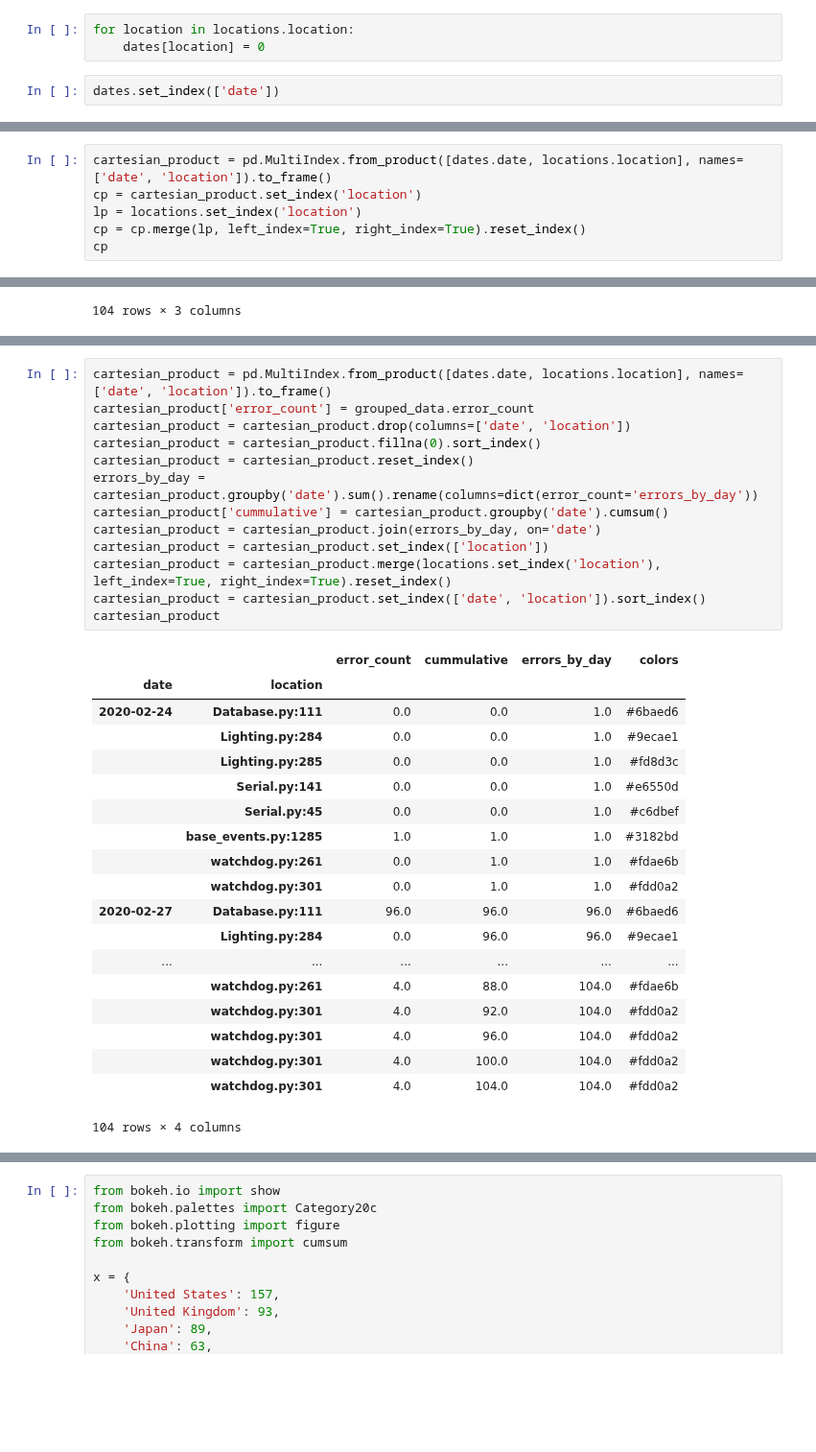
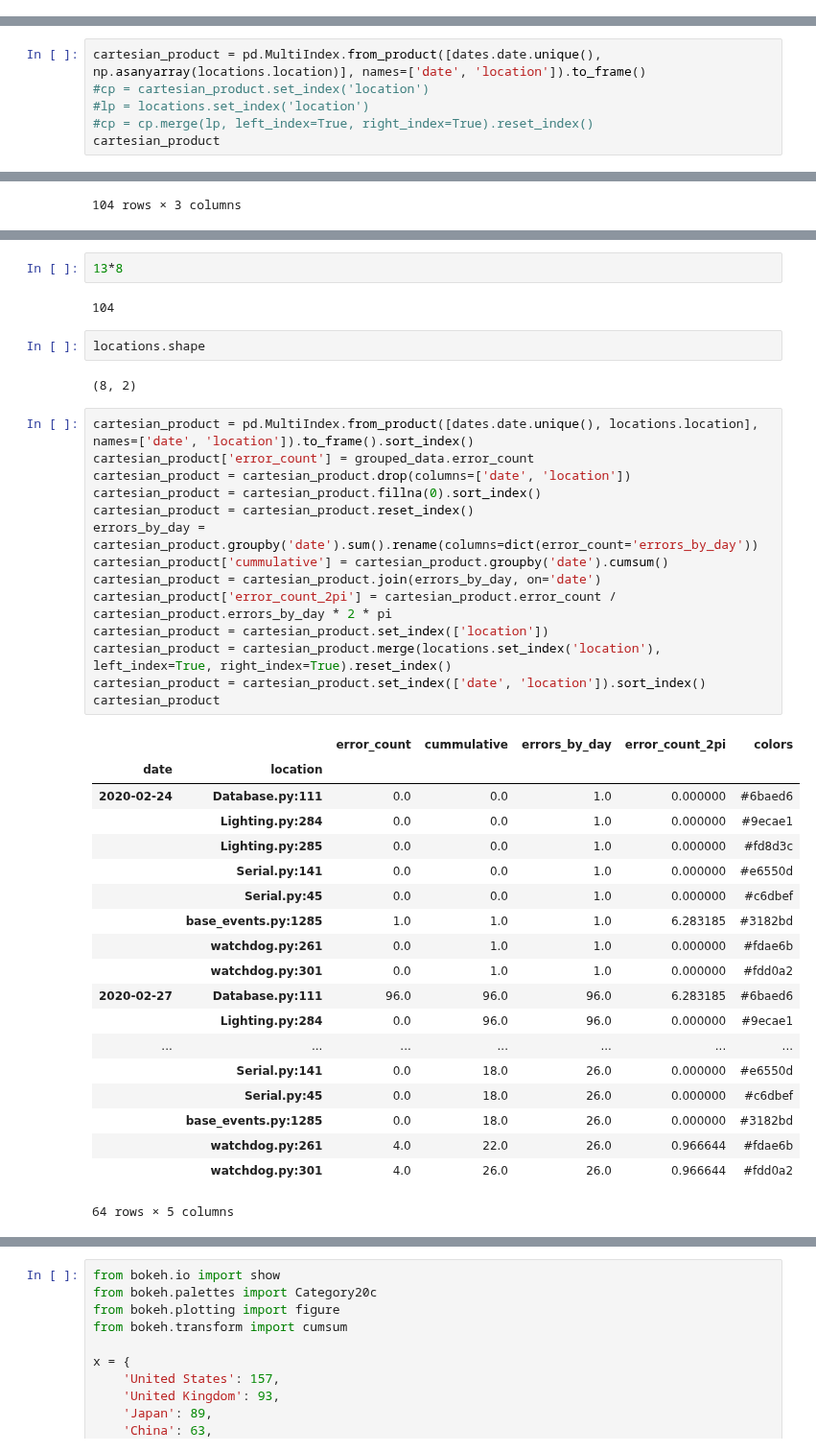
Before and after one commit to whuss/dashboard_react, a Jupyter notebook: error_heatmap.ipynb, the cells around one changed output, grey strips where cells are left out. Shown at 96% size. Drawn from its saved outputs; the diff is of its cells as text; blank space fills up the shorter version.

```diff
--- a/error_heatmap.ipynb
+++ b/error_heatmap.ipynb
@@ -60,8 +60,3 @@ device_data
 # %%
 dates = pd.DataFrame(device_data.reset_index().date)
 locations = pd.DataFrame(device_data.location.unique(), columns=['location'])
-# %%
-for location in locations.location:
-    dates[location] = 0
-# %%
-dates.set_index(['date'])
@@ -117,7 +131,7 @@ locations
 # %%
-cartesian_product = pd.MultiIndex.from_product([dates.date, locations.location], names=['date', 'location']).to_frame()
-cp = cartesian_product.set_index('location')
-lp = locations.set_index('location')
-cp = cp.merge(lp, left_index=True, right_index=True).reset_index()
-cp
+cartesian_product = pd.MultiIndex.from_product([dates.date.unique(), np.asanyarray(locations.location)], names=['date', 'location']).to_frame()
+#cp = cartesian_product.set_index('location')
+#lp = locations.set_index('location')
+#cp = cp.merge(lp, left_index=True, right_index=True).reset_index()
+cartesian_product
 # %% [output]
@@ -162,33 +181,42 @@ cp
+# %%
+13*8
+# %% [output]
+104
+# %%
+locations.shape
+# %% [output]
+(8, 2)
 # %%
-cartesian_product = pd.MultiIndex.from_product([dates.date, locations.location], names=['date', 'location']).to_frame()
+cartesian_product = pd.MultiIndex.from_product([dates.date.unique(), locations.location], names=['date', 'location']).to_frame().sort_index()
 cartesian_product['error_count'] = grouped_data.error_count
 cartesian_product = cartesian_product.drop(columns=['date', 'location'])
 cartesian_product = cartesian_product.fillna(0).sort_index()
 cartesian_product = cartesian_product.reset_index()
 errors_by_day = cartesian_product.groupby('date').sum().rename(columns=dict(error_count='errors_by_day'))
 cartesian_product['cummulative'] = cartesian_product.groupby('date').cumsum()
 cartesian_product = cartesian_product.join(errors_by_day, on='date')
+cartesian_product['error_count_2pi'] = cartesian_product.error_count / cartesian_product.errors_by_day * 2 * pi
 cartesian_product = cartesian_product.set_index(['location'])
 cartesian_product = cartesian_product.merge(locations.set_index('location'), left_index=True, right_index=True).reset_index()
 cartesian_product = cartesian_product.set_index(['date', 'location']).sort_index()
 cartesian_product
 # %% [output]
-|  |  | error_count | cummulative | errors_by_day | colors |
-| date | location |  |  |  |  |
-| 2020-02-24 | Database.py:111 | 0.0 | 0.0 | 1.0 | #6baed6 |
-|  | Lighting.py:284 | 0.0 | 0.0 | 1.0 | #9ecae1 |
-|  | Lighting.py:285 | 0.0 | 0.0 | 1.0 | #fd8d3c |
-|  | Serial.py:141 | 0.0 | 0.0 | 1.0 | #e6550d |
-|  | Serial.py:45 | 0.0 | 0.0 | 1.0 | #c6dbef |
-|  | base_events.py:1285 | 1.0 | 1.0 | 1.0 | #3182bd |
-|  | watchdog.py:261 | 0.0 | 1.0 | 1.0 | #fdae6b |
-|  | watchdog.py:301 | 0.0 | 1.0 | 1.0 | #fdd0a2 |
-| 2020-02-27 | Database.py:111 | 96.0 | 96.0 | 96.0 | #6baed6 |
-|  | Lighting.py:284 | 0.0 | 96.0 | 96.0 | #9ecae1 |
-| ... | ... | ... | ... | ... | ... |
-|  | watchdog.py:261 | 4.0 | 88.0 | 104.0 | #fdae6b |
-|  | watchdog.py:301 | 4.0 | 92.0 | 104.0 | #fdd0a2 |
-|  | watchdog.py:301 | 4.0 | 96.0 | 104.0 | #fdd0a2 |
-|  | watchdog.py:301 | 4.0 | 100.0 | 104.0 | #fdd0a2 |
-|  | watchdog.py:301 | 4.0 | 104.0 | 104.0 | #fdd0a2 |
+|  |  | error_count | cummulative | errors_by_day | error_count_2pi | colors |
+| date | location |  |  |  |  |  |
+| 2020-02-24 | Database.py:111 | 0.0 | 0.0 | 1.0 | 0.000000 | #6baed6 |
+|  | Lighting.py:284 | 0.0 | 0.0 | 1.0 | 0.000000 | #9ecae1 |
+|  | Lighting.py:285 | 0.0 | 0.0 | 1.0 | 0.000000 | #fd8d3c |
+|  | Serial.py:141 | 0.0 | 0.0 | 1.0 | 0.000000 | #e6550d |
+|  | Serial.py:45 | 0.0 | 0.0 | 1.0 | 0.000000 | #c6dbef |
+|  | base_events.py:1285 | 1.0 | 1.0 | 1.0 | 6.283185 | #3182bd |
+|  | watchdog.py:261 | 0.0 | 1.0 | 1.0 | 0.000000 | #fdae6b |
+|  | watchdog.py:301 | 0.0 | 1.0 | 1.0 | 0.000000 | #fdd0a2 |
+| 2020-02-27 | Database.py:111 | 96.0 | 96.0 | 96.0 | 6.283185 | #6baed6 |
+|  | Lighting.py:284 | 0.0 | 96.0 | 96.0 | 0.000000 | #9ecae1 |
+| ... | ... | ... | ... | ... | ... | ... |
+|  | Serial.py:141 | 0.0 | 18.0 | 26.0 | 0.000000 | #e6550d |
+|  | Serial.py:45 | 0.0 | 18.0 | 26.0 | 0.000000 | #c6dbef |
+|  | base_events.py:1285 | 0.0 | 18.0 | 26.0 | 0.000000 | #3182bd |
+|  | watchdog.py:261 | 4.0 | 22.0 | 26.0 | 0.966644 | #fdae6b |
+|  | watchdog.py:301 | 4.0 | 26.0 | 26.0 | 0.966644 | #fdd0a2 |
-104 rows × 4 columns
+64 rows × 5 columns
```
Also changed, not shown: parts of 16 cells of this notebook.
